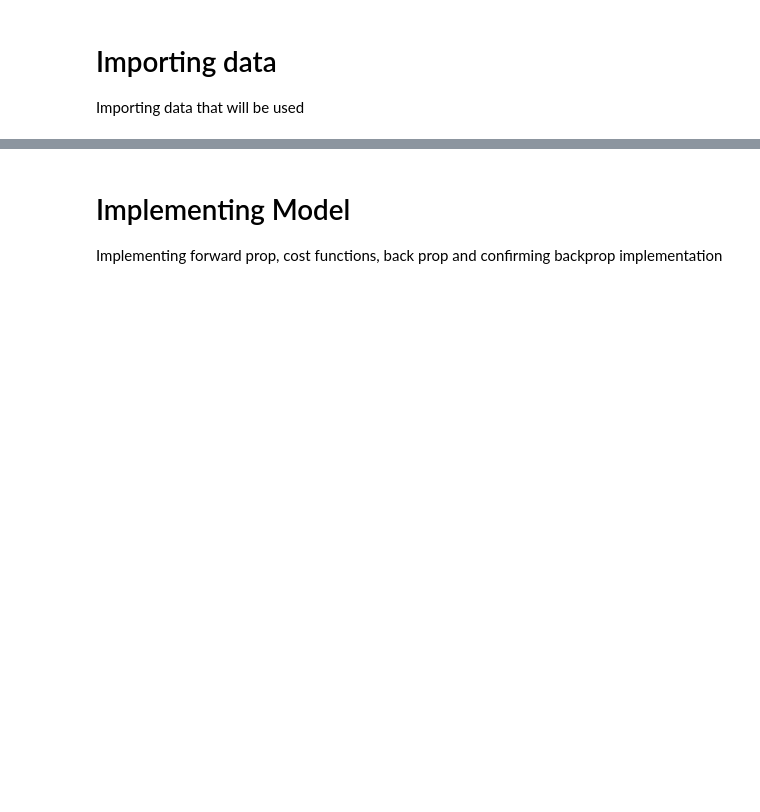
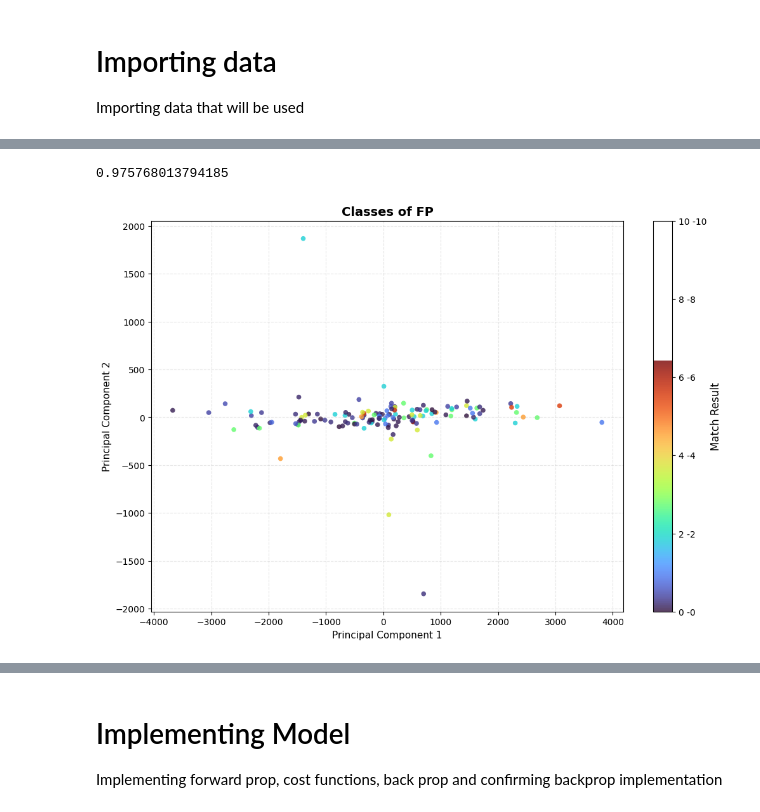
Before and after one commit to romannjoroge/AIEngineering, a Jupyter notebook: Projects/FIFACompetition/model_theory_3.ipynb, the cells around one changed output, grey strips where cells are left out. Cells and saved outputs as stored; diff of their text form; code cells hidden in the pictures; blank space fills up the shorter version.

```diff
--- a/Projects/FIFACompetition/model_theory_3.ipynb
+++ b/Projects/FIFACompetition/model_theory_3.ipynb
@@ -63,0 +66,40 @@ X_Self_Weighted = Weighted_first_team - Weighted_second_team
+# %%
+def plot_distribution_pca(
+    X: npt.NDArray,
+    Y: npt.NDArray
+):
+    """
+    Helper function to print PCA distribution of certain data to see what data transformations help the data
+
+    Args:
+        X: (m, n) array with m examples and n features with training features
+        Y: (m, 121) array with labels of m examples
+    """
+    pca = PCA(n_components=2)
+    X_compressed = pca.fit_transform(X)
+    print(np.sum(pca.explained_variance_ratio_))
+
+    label_lookup = [f"{math.floor(i / 11)} -{i%11}" for i in range(121)]
+    plt.figure(figsize=(12, 8))
+    scatter = plt.scatter(
+        X_compressed[:, 0],
+        X_compressed[:, 1],
+        c=Y,
+        cmap='turbo',
+        alpha=0.8,
+        edgecolors='none',
+        s=30
+    )
+    cbar = plt.colorbar(scatter, ticks=np.linspace(0, 120, 11))
+    cbar.set_label('Match Result', fontsize=12)
+
+    tick_positions = np.linspace(0, 120, 6, dtype=int)
+    cbar.set_ticks(tick_positions)
+    cbar.set_ticklabels([label_lookup[idx] for idx in tick_positions])
+
+    plt.title('Classes of FP', fontsize=14, fontweight='bold')
+    plt.xlabel('Principal Component 1', fontsize=11)
+    plt.ylabel('Principal Component 2', fontsize=11)
+    plt.grid(True, linestyle='--', alpha=0.3)
+
+    plt.show()
@@ -63,0 +116,8 @@ X_Self_Weighted = Weighted_first_team - Weighted_second_team
+# %%
+# See if difference does any better
+X_no_viz, X_viz, Y_no_viz, Y_viz = train_test_split(X_Difference, Y_trimmed, test_size=0.1, random_state=121)
+Target_labels = np.argmax(Y_viz, axis=1)
+plot_distribution_pca(X=X_viz, Y=Target_labels)
+# %% [output]
+0.975768013794185
+[figure, added]
```
Also changed, not shown: parts of 23 cells of this notebook, 1 other file.
